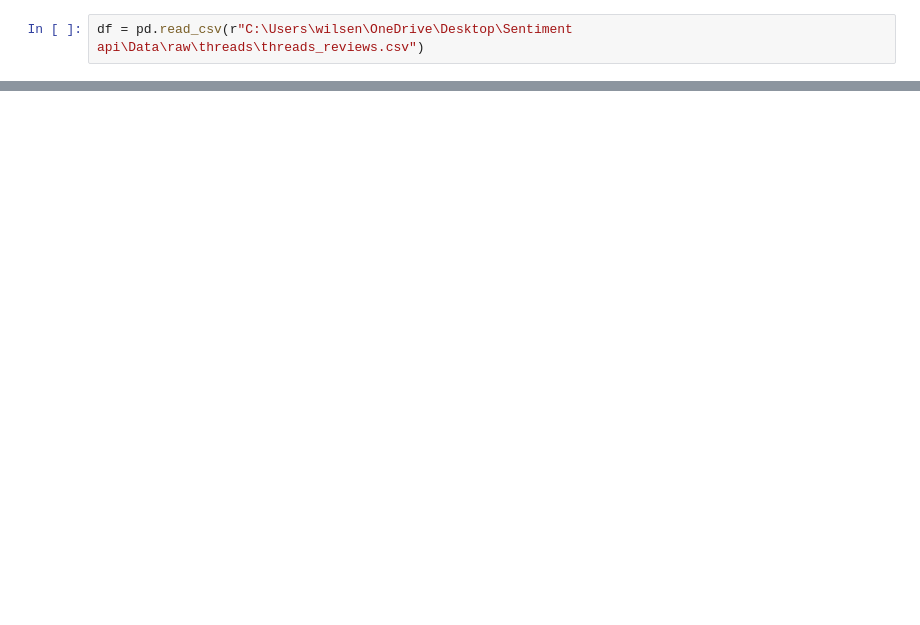
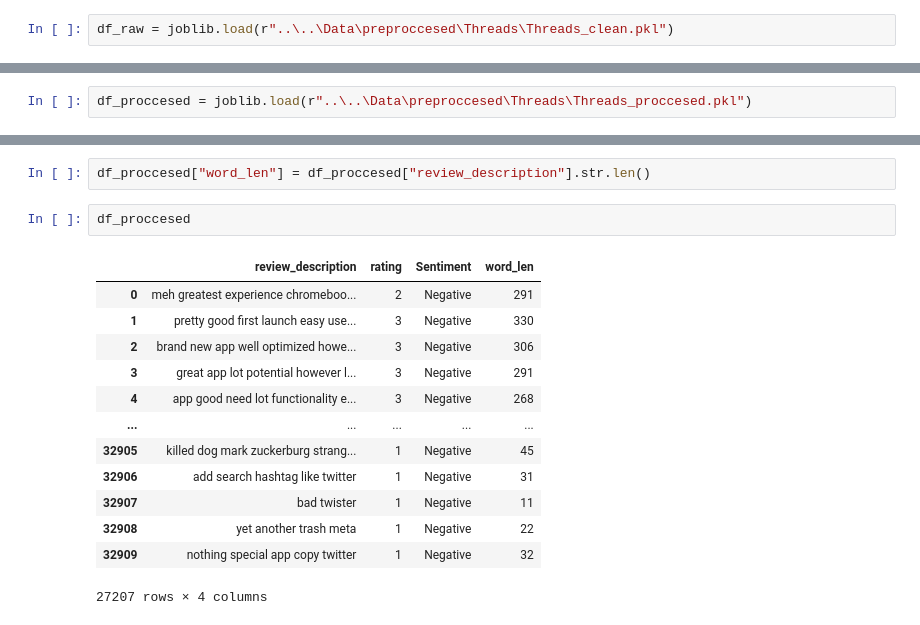
Before and after one commit to cakethehuman/multiplatform-sentiment-API, a Jupyter notebook: notebooks/threads notebook/Threads_DataPrepare.ipynb, the cells around one changed output, grey strips where cells are left out. Saved outputs shown, nothing was run; the diff lists cells and outputs as text; blank space fills up the shorter version.

Commit message:
fix the main file problem to make auto setup + basic eda on threads

```diff
--- a/notebooks/threads notebook/Threads_DataPrepare.ipynb
+++ b/notebooks/threads notebook/Threads_DataPrepare.ipynb
@@ -3,2 +13,2 @@ import pandas as pd
 # %%
-df = pd.read_csv(r"C:\Users\wilsen\OneDrive\Desktop\Sentiment api\Data\raw\threads\threads_reviews.csv")
+df_raw = joblib.load(r"..\..\Data\preproccesed\Threads\Threads_clean.pkl")
@@ -20,0 +38,2 @@ df.drop(['source','review_date'], axis= 1)
+# %%
+df_proccesed = joblib.load(r"..\..\Data\preproccesed\Threads\Threads_proccesed.pkl")
@@ -20,0 +56,18 @@ df.drop(['source','review_date'], axis= 1)
+# %%
+df_proccesed["word_len"] = df_proccesed["review_description"].str.len()
+# %%
+df_proccesed
+# %% [output]
+|  | review_description | rating | Sentiment | word_len |
+| 0 | meh greatest experience chromeboo... | 2 | Negative | 291 |
+| 1 | pretty good first launch easy use... | 3 | Negative | 330 |
+| 2 | brand new app well optimized howe... | 3 | Negative | 306 |
+| 3 | great app lot potential however l... | 3 | Negative | 291 |
+| 4 | app good need lot functionality e... | 3 | Negative | 268 |
+| ... | ... | ... | ... | ... |
+| 32905 | killed dog mark zuckerburg strang... | 1 | Negative | 45 |
+| 32906 | add search hashtag like twitter | 1 | Negative | 31 |
+| 32907 | bad twister | 1 | Negative | 11 |
+| 32908 | yet another trash meta | 1 | Negative | 22 |
+| 32909 | nothing special app copy twitter | 1 | Negative | 32 |
+27207 rows × 4 columns
```
Also changed, not shown: parts of 6 cells of this notebook, 3 other files.
